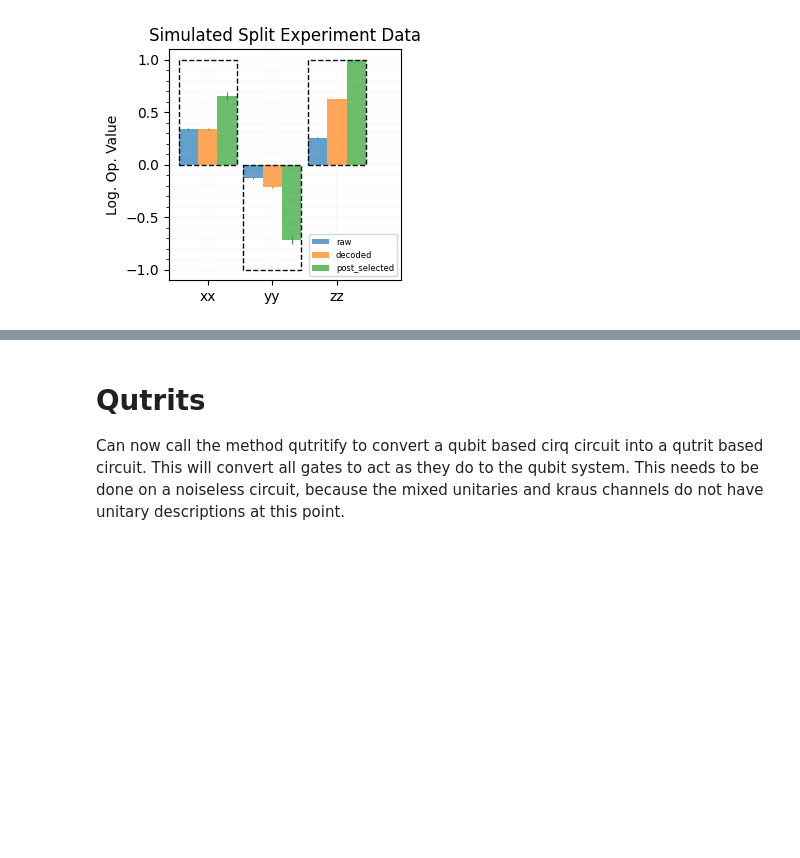
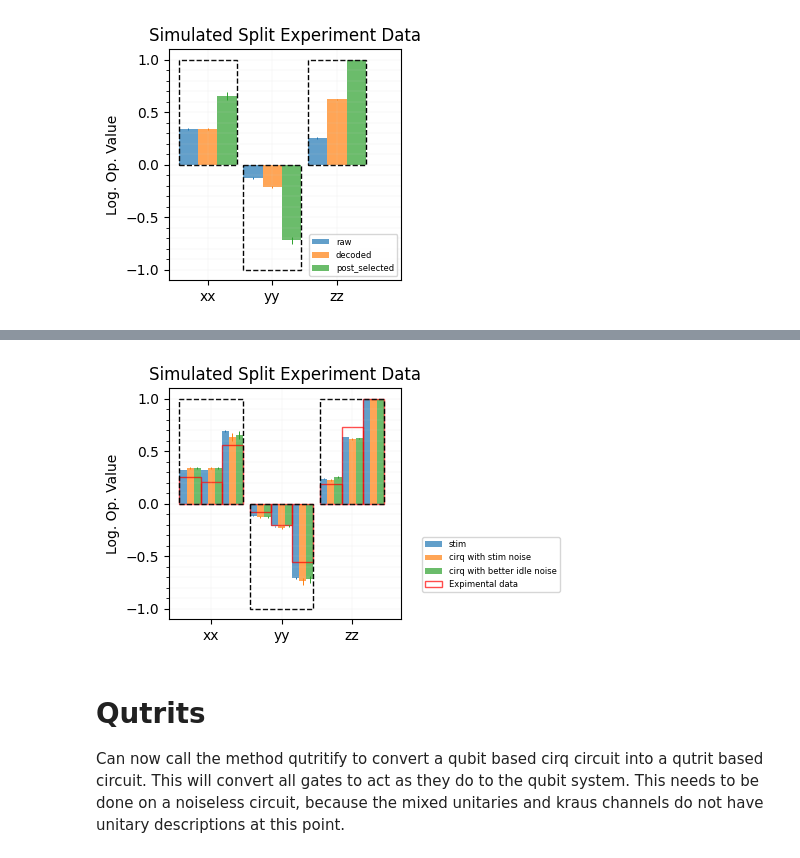
Before and after one commit to ihesner/cirq_qec, a Jupyter notebook: example_notebook.ipynb, the cells around one changed output, grey strips where cells are left out. Saved outputs shown, nothing was run; the diff lists cells and outputs as text; code cells hidden in the pictures; blank space fills up the shorter version.

Commit message:
Initial Qutrit Noise modeling

```diff
--- a/example_notebook.ipynb
+++ b/example_notebook.ipynb
@@ -361,3 +387,101 @@ plt.show()
+# %%
+exp_data = {'xx': {'decoded': 0.20838734620545363,
+  'raw': 0.2553728593845944,
+  'postselect': 0.5640933572710951},
+ 'yy': {'decoded': -0.19926049510754384,
+  'raw': -0.08256301573702474,
+  'postselect': -0.5546038543897216},
+ 'zz': {'decoded': 0.7299629529231046,
+  'raw': 0.18875937471762894,
+  'postselect': 0.9983532317826266},
+ 'xy': {'decoded': -0.07627022488483437,
+  'raw': -0.05630063312682965,
+  'postselect': -0.183920313055852},
+ 'yx': {'decoded': -0.08518920876335323,
+  'raw': -0.022858953467318477,
+  'postselect': -0.21143663960465942}}
+# %%
+
+plt.figure(figsize=(3,3))
+
+
+offset = -.1
+c = 0
+for data_set in [stim_data, cirq_data, idle_data]:
+    # organizing data
+    groups = ['xx', 'yy', 'zz']
+    raw_data = np.asarray([data_set[group][1]['raw'] for group in groups])
+    decoded_data = np.asarray([data_set[group][1]['decoded'] for group in groups])
+    post_selected_data = np.asarray([data_set[group][1]['post_selected'] for group in groups])
+    shots_raw = np.asarray([data_set[group][1]['shots_raw'] for group in groups])
+    shots_decoded = np.asarray([data_set[group][1]['shots_decoded'] for group in groups])
+    shots_ps = np.asarray([data_set[group][1]['shots_ps'] for group in groups])
+
+    xs = np.array(range(3))
+
+    bar_width = .1
+
+
+    # Raw
+    plt.bar(xs - 3*bar_width + offset, raw_data, bar_width,
+            # label='raw',
+            alpha=.7, color=f"C{c}")
+    plt.errorbar(xs - 3*bar_width + offset, raw_data, yerr=np.sqrt(((1+raw_data)*(1-raw_data))/shots_raw),
+                linestyle=' ', linewidth=.7, color=f"C{c}")
+    # Decoded
+    plt.bar(xs + 0. + offset, decoded_data, bar_width,
+            # label='decoded',
+            alpha=.7, color=f"C{c}")
+    plt.errorbar(xs - 0 + offset, decoded_data, yerr=np.sqrt(((1+decoded_data)*(1-decoded_data))/shots_decoded),
+                linestyle=' ', linewidth=.7, color=f"C{c}")
+    # Post-selected
+    plt.bar(xs + 3*bar_width + offset, post_selected_data, bar_width,
+            # label='post_selected',
+            label=f"{['stim', 'cirq with stim noise', 'cirq with better idle noise'][c]}",
+            alpha=.7, color=f"C{c}")
+    plt.errorbar(xs + 3* bar_width + offset, post_selected_data, yerr=np.sqrt(((1+post_selected_data)*(1-post_selected_data))/shots_ps),
+                linestyle=' ', linewidth=.7, color=f"C{c}")
+    offset += .1
+    c += 1
+# Exp
+raw_data = np.asarray([exp_data[group]['raw'] for group in groups])
+decoded_data = np.asarray([exp_data[group]['decoded'] for group in groups])
+post_selected_data = np.asarray([exp_data[group]['postselect'] for group in groups])
+exp_bar_width = .3
+
+# Raw
+plt.bar(xs - exp_bar_width, raw_data, exp_bar_width,
+        # label='raw',
+        alpha=.7, color='none', edgecolor='red')
+# Decoded
+plt.bar(xs + 0, decoded_data, exp_bar_width,
+        # label='decoded',
+        alpha=.7, color='none', edgecolor='red')
+# Post-selected
+plt.bar(xs + exp_bar_width , post_selected_data, exp_bar_width,
+        # label='post_selected',
+        label="Expimental data",
+        alpha=.7, color='none', edgecolor='red')
+
+
+# Outlines
+plt.bar(xs, [1, -1, 1], 3*3*bar_width, alpha=1,
+        color='none', edgecolor='black', linestyle='dashed')
+
+# Nicities
+plt.xticks(xs, groups)
+plt.ylabel('Log. Op. Value')
+plt.legend(fontsize=6, loc='lower right', bbox_to_anchor=(1.7,.1))
+plt.grid(which='both', color='lightgray', linewidth=.1)
+plt.yticks(ticks=np.linspace(-1, 1, 5))
+plt.yticks(ticks=np.linspace(-1, 1, 21), minor=True)
+plt.xlim(-.6, 2.7)
+plt.title('Simulated Split Experiment Data')
+today = date.today().strftime('%Y%m%d')
+plt.savefig(f'figs/{today}_simulation_comparison.png')
+plt.show()
+# %% [output]
+[figure, added]
 # %% [markdown]
 # Qutrits
 
```
Also changed, not shown: parts of 6 cells of this notebook, 2 other files.
